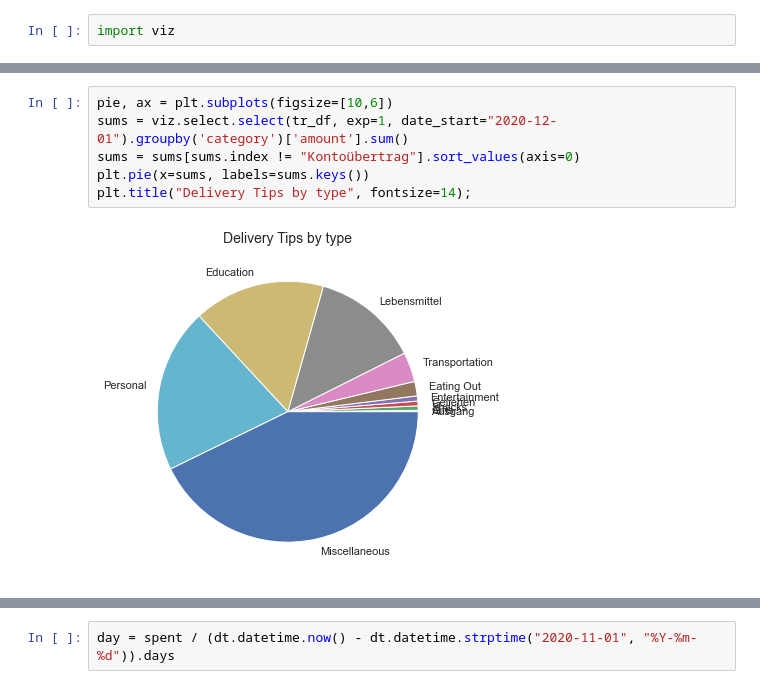
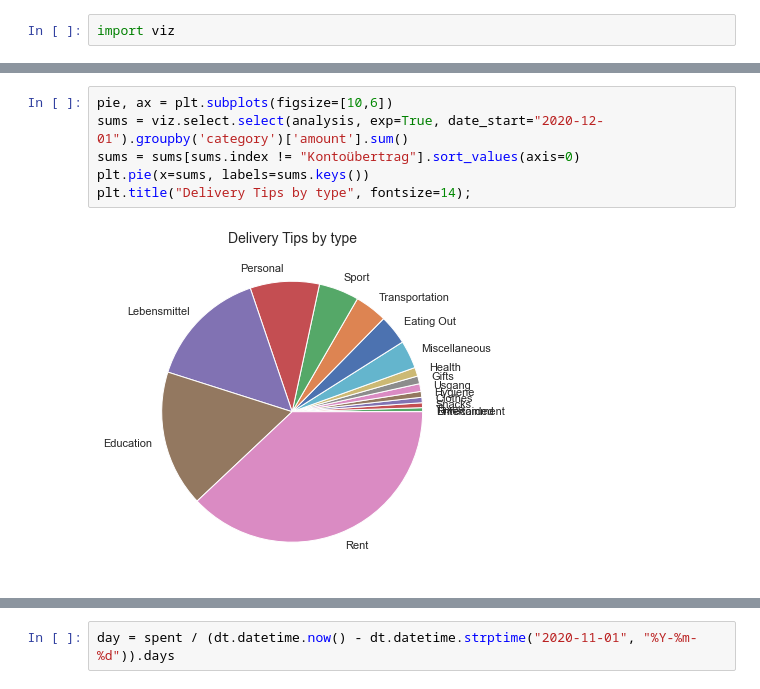
Before and after one commit to finnharbeke/finnance, a Jupyter notebook: main.ipynb, the cells around one changed output, grey strips where cells are left out. Saved outputs shown, nothing was run; the diff lists cells and outputs as text.

Commit message:
Intermediate commit, start of 16.06.

```diff
--- a/main.ipynb
+++ b/main.ipynb
@@ -106,9 +125,9 @@ pandas.core.series.Series
 # %%
 pie, ax = plt.subplots(figsize=[10,6])
-sums = viz.select.select(tr_df, exp=1, date_start="2020-12-01").groupby('category')['amount'].sum()
+sums = viz.select.select(analysis, exp=True, date_start="2020-12-01").groupby('category')['amount'].sum()
 sums = sums[sums.index != "Kontoübertrag"].sort_values(axis=0)
 plt.pie(x=sums, labels=sums.keys())
 plt.title("Delivery Tips by type", fontsize=14);
 # %% [output]
-[figure, old version]
+[figure, new version]
 # %%
```
Also changed, not shown: parts of 11 cells of this notebook, 11 other files.
